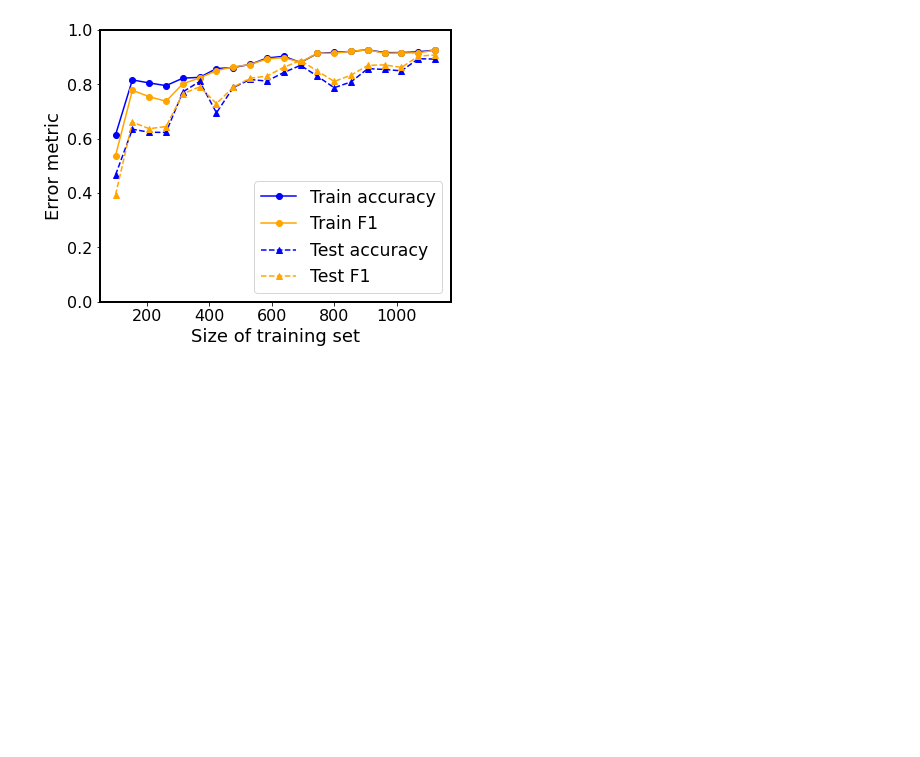
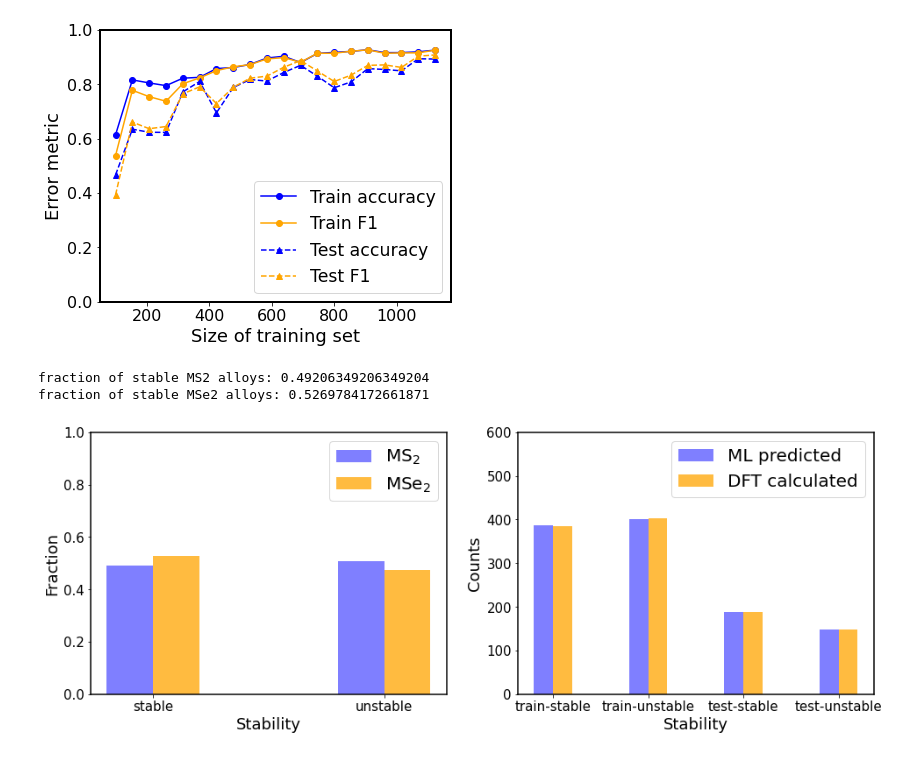
Before and after one commit to YiqingChen524/2D_TMDC_alloys, a Jupyter notebook: ML/ml_training/stability_classification.ipynb, the cells around one changed output. Cells and saved outputs as stored; diff of their text form; code cells hidden in the pictures; blank space fills up the shorter version.

```diff
--- a/ML/ml_training/stability_classification.ipynb
+++ b/ML/ml_training/stability_classification.ipynb
@@ -172,6 +167,53 @@ Test F1:0.908270207743892
 Train Accuracy:0.9261441090555016
 Train F1:0.9258759879001127
 [figure]
+# %%
+# ML performance
+
+Y_ls = [1 if y <Tcm else 0 for y in ys]
+Y_lse = [1 if y <Tcm else 0 for y in yse]
+
+print("fraction of stable MS2 alloys:",Y_ls.count(1)/(Y_ls.count(1)+Y_ls.count(0)))
+print("fraction of stable MSe2 alloys:",Y_lse.count(1)/(Y_lse.count(1)+Y_lse.count(0)))
+
+fig = plt.figure(figsize=(16, 5.5))
+
+ax = fig.add_subplot(1,2,1)
+ax.set_xticks(x1)
+ax.set_xticklabels(labels_1)
+width = 0.2
+rects1 = plt.bar(x1 - width/2, [Y_ls.count(1)/(Y_ls.count(1)+Y_ls.count(0)),Y_ls.count(0)/(Y_ls.count(1)+Y_ls.count(0))], width,label='MS$_2$',alpha=0.5,color='blue')
+rects2 = plt.bar(x1 + width/2, [Y_lse.count(1)/(Y_lse.count(1)+Y_lse.count(0)),Y_lse.count(0)/(Y_lse.count(1)+Y_lse.count(0))], width, label='MSe$_2$',alpha=0.75,color='orange')
+plt.xlabel(r'Stability',fontsize=18)
+plt.ylabel(r'Fraction',fontsize=18)
+#plt.xlim((-1, 9))
+plt.ylim((0, 1))
+plt.xticks(fontsize=15)
+plt.yticks(fontsize=15)
+plt.setp(ax.spines.values(), linewidth=1.5)
+plt.legend(loc="best",fontsize='20')
+
+ax = fig.add_subplot(1,2,2)
+labels = ['train-stable','train-unstable','test-stable','test-unstable']
+x = np.arange(len(labels))
+ax.set_xticks(x)
+ax.set_xticklabels(labels)
+rects1 = plt.bar(x - width/2, [np.count_nonzero(exported_pipeline.predict(training_features)==1),np.count_nonzero(exported_pipeline.predict(training_features)==0),np.count_nonzero(exported_pipeline.predict(testing_features)==1),np.count_nonzero(exported_pipeline.predict(testing_features)==0)], width,label='ML predicted',alpha=0.5,color='blue')
+rects2 = plt.bar(x + width/2, [training_target.count(1),training_target.count(0),testing_target.count(1),testing_target.count(0)], width, label='DFT calculated',alpha=0.75,color='orange')
+plt.xlabel(r'Stability',fontsize=18)
+plt.ylabel(r'Counts',fontsize=18)
+#plt.xlim((-1, 9))
+plt.ylim((0, 600))
+plt.xticks(fontsize=15)
+plt.yticks(fontsize=15)
+plt.setp(ax.spines.values(), linewidth=1.5)
+plt.legend(loc="best",fontsize='20')
+
+plt.show()
+# %% [output]
+fraction of stable MS2 alloys: 0.49206349206349204
+fraction of stable MSe2 alloys: 0.5269784172661871
+[figure, added]
 # %%
 import joblib
 
```
Also changed, not shown: parts of 1 cell of this notebook.
